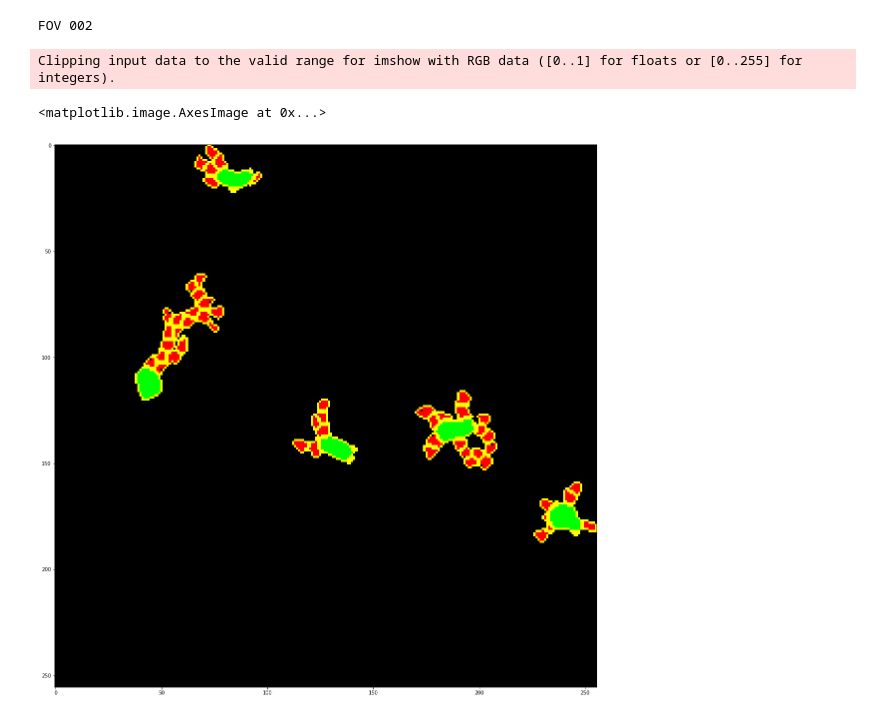
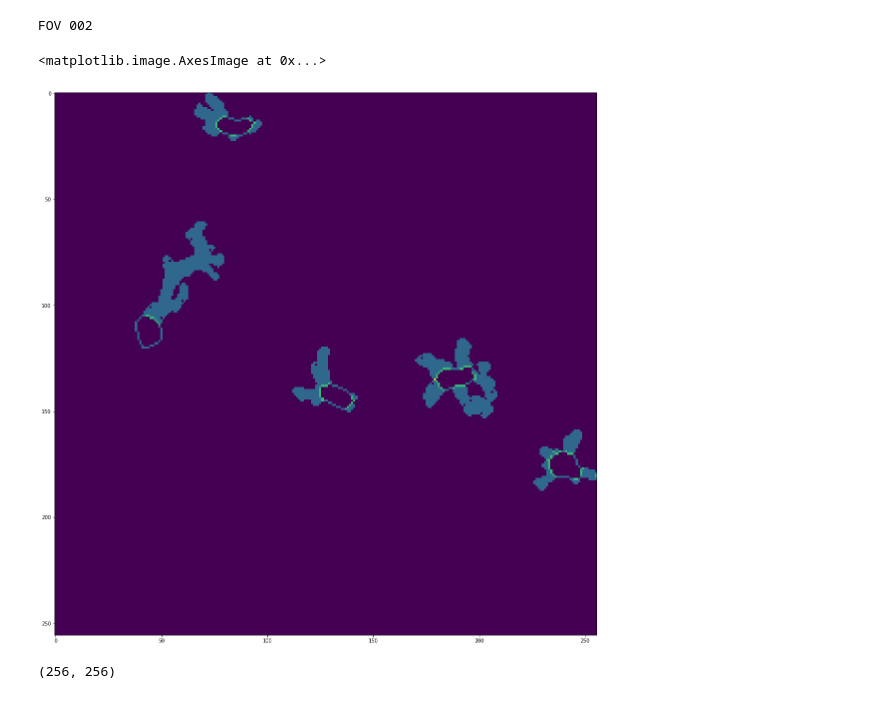
Before and after one commit to jbonato1/ASTRA, a Jupyter notebook: notebook/Inference_Pipeline.ipynb, the cells around one changed output. Saved outputs shown, nothing was run; the diff lists cells and outputs as text; code cells hidden in the pictures.

```diff
--- a/notebook/Inference_Pipeline.ipynb
+++ b/notebook/Inference_Pipeline.ipynb
@@ -433,7 +142,7 @@ for jj in fov_list:
     frames,_,_ = stack.shape
 
     a_reg = sel_active_reg(stack.astype(np.float32),dict_param)
-    mask = a_reg.get_mask()
+    mask = a_reg.get_mask(long_rec=True)
     mask = fix_mask(mask)
 
     #im_list.append([mask,'Active Regions'])
@@ -679,9 +406,8 @@ for e in el:
     A[e[:,1],e[:,0]]+=1
 # %%
 plt.figure(figsize=(20,20))
-Res_1[:,:,:2] = Res_1[:,:,:2]+A[:,:,np.newaxis]
-plt.imshow(Res_1)
+Res_1[:,:,0] = Res_1[:,:,0]+A[:,:]
+plt.imshow(Res_1[:,:,0])
 # %% [output]
-Clipping input data to the valid range for imshow with RGB data ([0..1] for floats or [0..255] for integers).
+<matplotlib.image.AxesImage at 0x...>
-<matplotlib.image.AxesImage at 0x...>
-[figure, old version]
+[figure, new version]
@@ -687,0 +416,4 @@ Clipping input data to the valid range for imshow with RGB data ([0..1] for floa
+# %%
+q[0].shape
+# %% [output]
+(256, 256)
```
Also changed, not shown: parts of 6 cells of this notebook, 5 other files.
